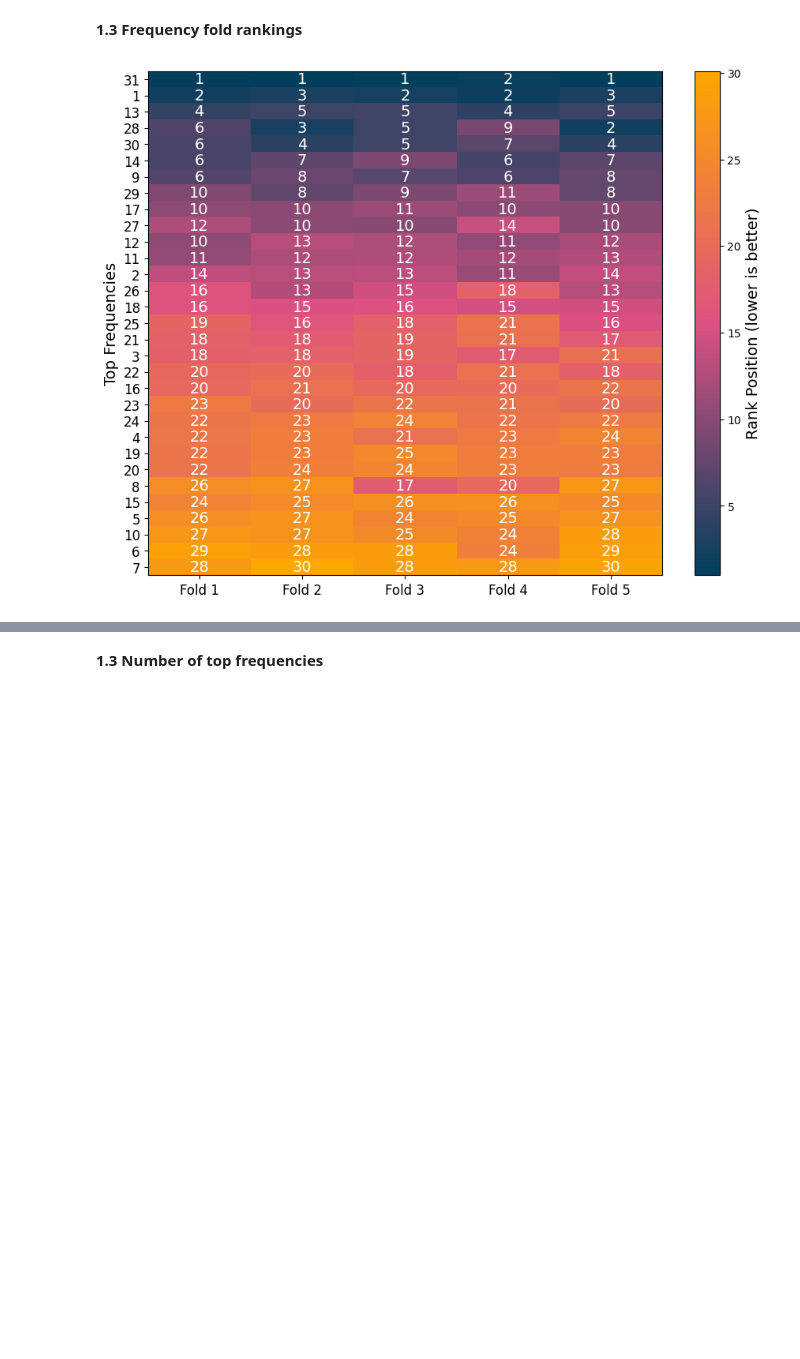
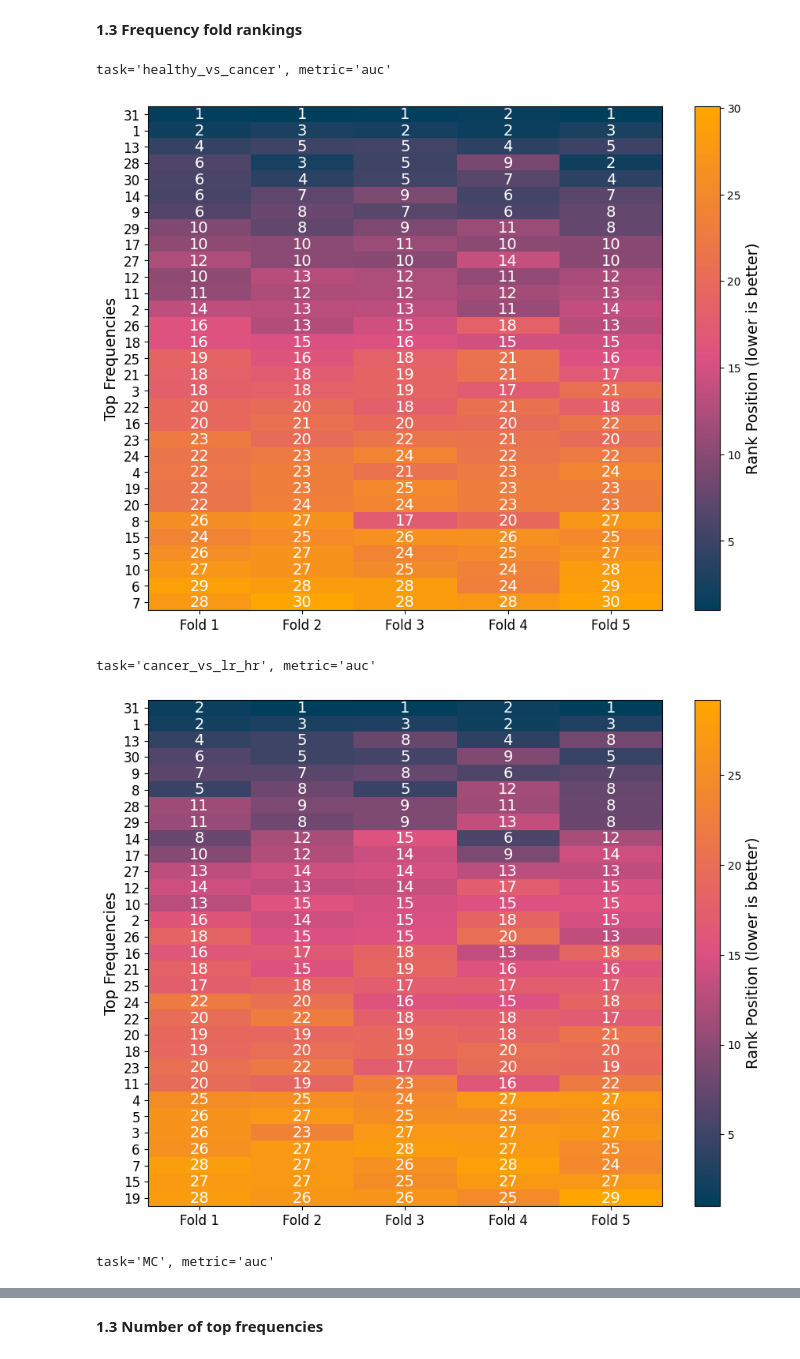
Before and after one commit to EITLabworks/IIVV-Evaluation, a Jupyter notebook: Figures-and-Tables.ipynb, the cells around one changed output, grey strips where cells are left out. Saved outputs shown, nothing was run; the diff lists cells and outputs as text; code cells hidden in the pictures; blank space fills up the shorter version.

```diff
--- a/Figures-and-Tables.ipynb
+++ b/Figures-and-Tables.ipynb
@@ -30,16 +30,20 @@ from toolbox.visualization import cmap_gradient, plot_freq_rank_heatmap
 # %%
 class_tasks = ["healthy_vs_cancer", "cancer_vs_lr_hr", "MC"]
 
 metrics = [
-    "f1",
+    # "f1",
     "auc",
-    "acc",
+    # "acc",
 ]
 
-#for task in class_tasks:
-#    for metric in metrics:
-#        print(f"{task=}, {metric=}")
-#        plot_freq_rank_heatmap(task, metric, cmap=cmap_gradient)
-plot_freq_rank_heatmap("healthy_vs_cancer", "f1", cmap=cmap_gradient)
+for task in class_tasks:
+    for metric in metrics:
+        print(f"{task=}, {metric=}")
+        plot_freq_rank_heatmap(task, metric, cmap=cmap_gradient)
+# plot_freq_rank_heatmap("healthy_vs_cancer", "f1", cmap=cmap_gradient)
 # %% [output]
+task='healthy_vs_cancer', metric='auc'
 [figure]
+task='cancer_vs_lr_hr', metric='auc'
+[figure, added]
+task='MC', metric='auc'
```
Also changed, not shown: parts of 13 cells of this notebook, 17 other files.
